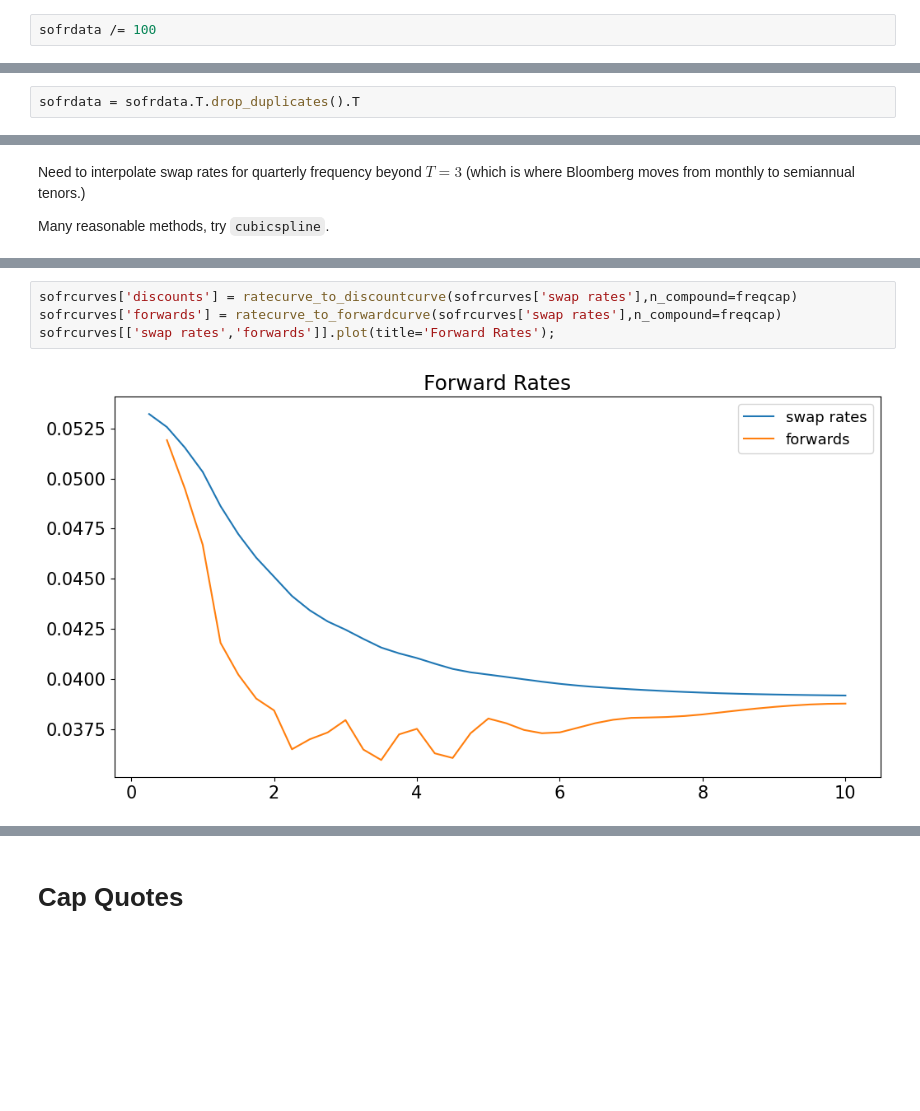
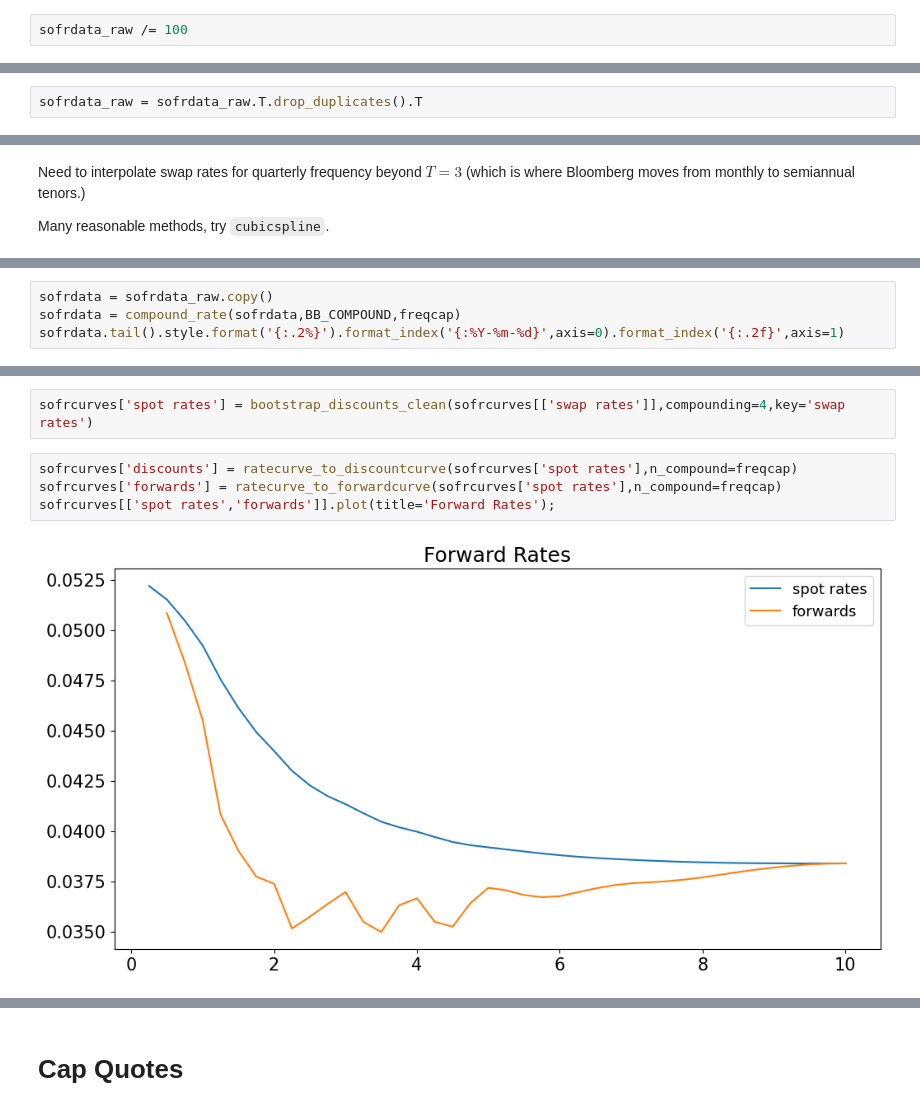
Before and after one commit to nicklewis-16/finm-fiderivs-2024, a Jupyter notebook: build_data/Process Cap Quotes.ipynb, the cells around one changed output, grey strips where cells are left out. Saved outputs shown, nothing was run; the diff lists cells and outputs as text; blank space fills up the shorter version.

```diff
--- a/build_data/Process Cap Quotes.ipynb
+++ b/build_data/Process Cap Quotes.ipynb
@@ -60,13 +64,13 @@ sofrdata.columns.name ='maturity'
 # %% [markdown]
 Bloomberg reports rates as percentages; convert to numbers.
 # %%
-sofrdata /= 100
+sofrdata_raw /= 100
 # %% [markdown]
 Bloomberg allows downloading of ticker codes corresponding to 10.X years, but they are really just the 10-year code.
 
 Called ticker list built to check all partial years, so it gets these redundant 10-year columns.
 # %%
-sofrdata = sofrdata.T.drop_duplicates().T
+sofrdata_raw = sofrdata_raw.T.drop_duplicates().T
 # %% [markdown]
 ## Get Curves
 
@@ -94,0 +90,4 @@ sofrdata
+# %%
+sofrdata = sofrdata_raw.copy()
+sofrdata = compound_rate(sofrdata,BB_COMPOUND,freqcap)
+sofrdata.tail().style.format('{:.2%}').format_index('{:%Y-%m-%d}',axis=0).format_index('{:.2f}',axis=1)
@@ -107,6 +114,8 @@ plt.title('Swap Curve');
+# %%
+sofrcurves['spot rates'] = bootstrap_discounts_clean(sofrcurves[['swap rates']],compounding=4,key='swap rates')
 # %%
-sofrcurves['discounts'] = ratecurve_to_discountcurve(sofrcurves['swap rates'],n_compound=freqcap)
-sofrcurves['forwards'] = ratecurve_to_forwardcurve(sofrcurves['swap rates'],n_compound=freqcap)
-sofrcurves[['swap rates','forwards']].plot(title='Forward Rates');
+sofrcurves['discounts'] = ratecurve_to_discountcurve(sofrcurves['spot rates'],n_compound=freqcap)
+sofrcurves['forwards'] = ratecurve_to_forwardcurve(sofrcurves['spot rates'],n_compound=freqcap)
+sofrcurves[['spot rates','forwards']].plot(title='Forward Rates');
 # %% [output]
-[figure, old version]
+[figure, new version]
```
Also changed, not shown: parts of 10 cells of this notebook, 15 other files.
